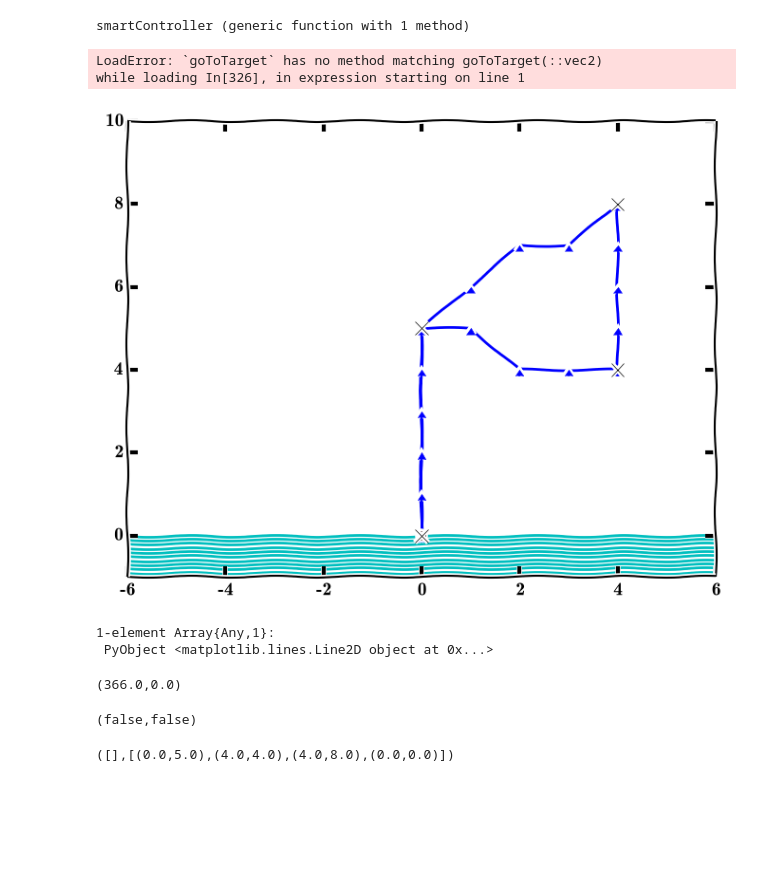
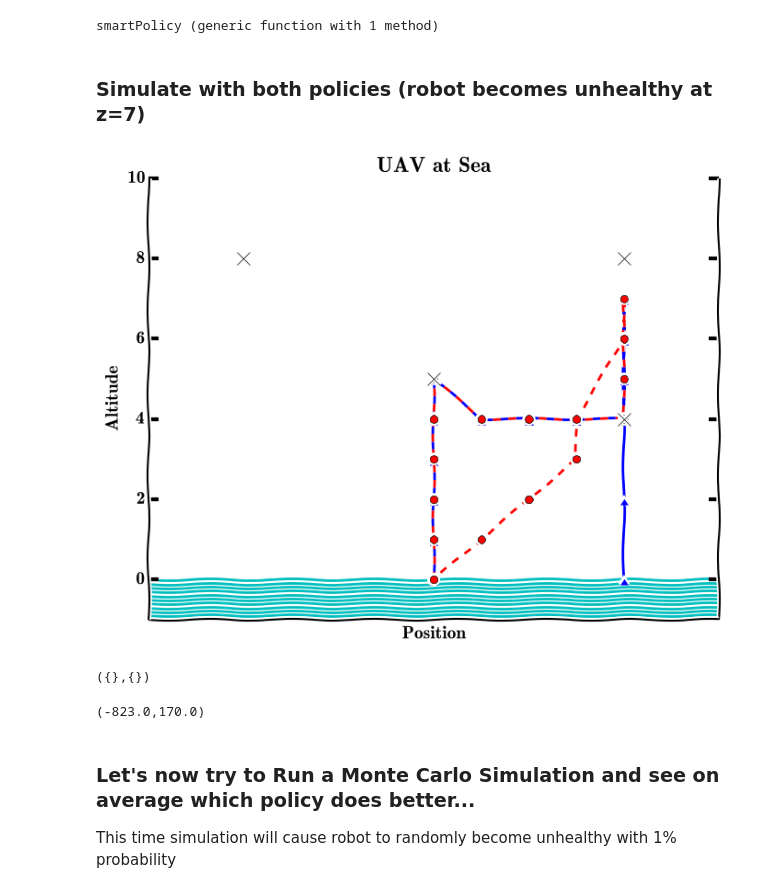
Before and after one commit to sisl/autoATC, a Jupyter notebook: Robot.ipynb, the cells around one changed output. Saved outputs shown, nothing was run; the diff lists cells and outputs as text; code cells hidden in the pictures; blank space fills up the shorter version.

Commit message:
monte carlo of simple/smart policies

```diff
--- a/Robot.ipynb
+++ b/Robot.ipynb
@@ -17,61 +24,69 @@ function goToTarget(pos::vec2, target::vec2)
     a = action(auto, u, nop)
     return a
 end
-function dumbController(r::robot)
+function simplePolicy(r::robot)
     #Always move towards the task regardless of health!
     target::vec2 = length(r.tasks) > 0 ? r.tasks[1] : vec2(0,0)
     a = goToTarget(r.position, target)
     return a
 end
 
-function smartController(r::robot)
-    #If not healthy
-    if(r.health == notHealthy)
-        target = vec2(0,r.position.z+1) #Go back and try to climb!
+function smartPolicy(r::robot)
+    #If healthy, just use the simple policy
+
+    if(r.health == healthy)
+        a = simplePolicy(r)
     else
-        target::vec2 = length(r.tasks) > 0 ? r.tasks[1] : vec2(0,0) #Next task, unless we're done then head back!
+        #If not healthy, try to go back home
+        if r.position == vec2(0,0)
+            a = action(auto, vec2(0,0), nop) #We are safe, don't move
+        else
+            target = vec2(0,r.position.z+1) #Go back to safety and try to climb!
+            a = goToTarget(r.position, target)
+        end
     end
-    a = goToTarget(r.position, target)
+
     return a
 end
 # %% [output]
-smartController (generic function with 1 method)
+smartPolicy (generic function with 1 method)
 # %%
-tasks = [vec2(0,5), vec2(4,4), vec2(4,8), vec2(0,0)];
+tasks = [vec2(0,5), vec2(4,4), vec2(4,8), vec2(-4,8)];
+srand(2)
+# %% [markdown]
+###     Simulate with both policies (robot becomes unhealthy at z=7)
 # %%
-r1 = robot(vec2(0,0), healthy, attLvl0, [t for t in tasks]) ; simulate(r1, dumbController)
+r1 = robot(vec2(0,0), healthy, attLvl0, [t for t in tasks]) ; simulate(r1, simplePolicy)
 # %%
-r2 = robot(vec2(0,0), healthy, attLvl0, [t for t in tasks]) ; simulate(r2, smartController)
+r2 = robot(vec2(0,0), healthy, attLvl0, [t for t in tasks]) ; simulate(r2, smartPolicy)
-# %% [output]
-LoadError: `goToTarget` has no method matching goToTarget(::vec2)
-while loading In[326], in expression starting on line 1
 # %%
 xkcd()
 for w = -1:.1:0
     plot([-6, 6],w*ones(2),color="c")
 end
 rlist = [r1, r2]
 ls = ["-","--"]
 ma = [6,"o"]
 for i in [1,2]
     r = rlist[i]
     ax = plot([p.x for p in r.path], [p.z for p in r.path], marker=ma[i], linestyle=ls[i]); hold("on")
     ax = axes(); ax[:set_xlim]([-6, 6]); ax[:set_ylim]([-1, 10])
+    ax[:spines]["top"][:set_color]("none") # Remove the top axis boundary
+    #ax[:spines]["right"][:set_color]("none") # Remove the right axis boundary
 end
 plot([p.x for p in tasks], [p.z for p in tasks], linestyle="",marker="x", markersize=10, color="k")
+title("UAV at Sea")
+ylabel("Altitude")
+xlabel("Position")
+xticks([])
+#yticks([])
 # %% [output]
-[figure, old version]
+[figure, new version]
-1-element Array{Any,1}:
- PyObject <matplotlib.lines.Line2D object at 0x...>
+({},{})
 # %%
 (r1.Score, r2.Score)
 # %% [output]
-(366.0,0.0)
+(-823.0,170.0)
-# %%
-(r1.crashed, r2.crashed)
-# %% [output]
-(false,false)
-# %%
-r1.tasks, r2.tasks
-# %% [output]
-([],[(0.0,5.0),(4.0,4.0),(4.0,8.0),(0.0,0.0)])
+# %% [markdown]
+### Let's now try to Run a Monte Carlo Simulation and see on average which policy does better...
+This time simulation will cause robot to randomly become unhealthy with 1% probability
```
Also changed, not shown: parts of 6 cells of this notebook, 1 other file.
